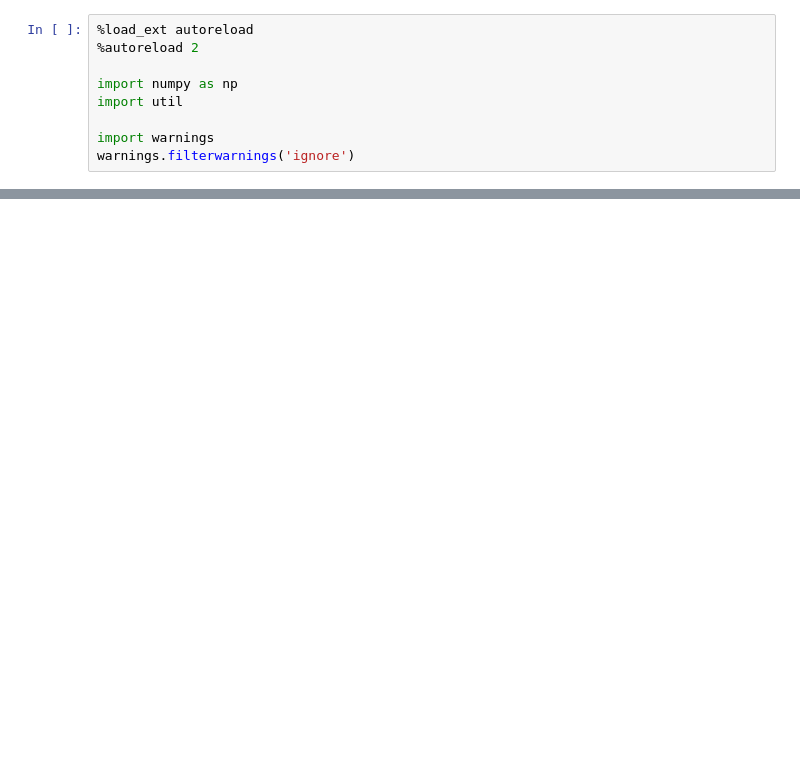
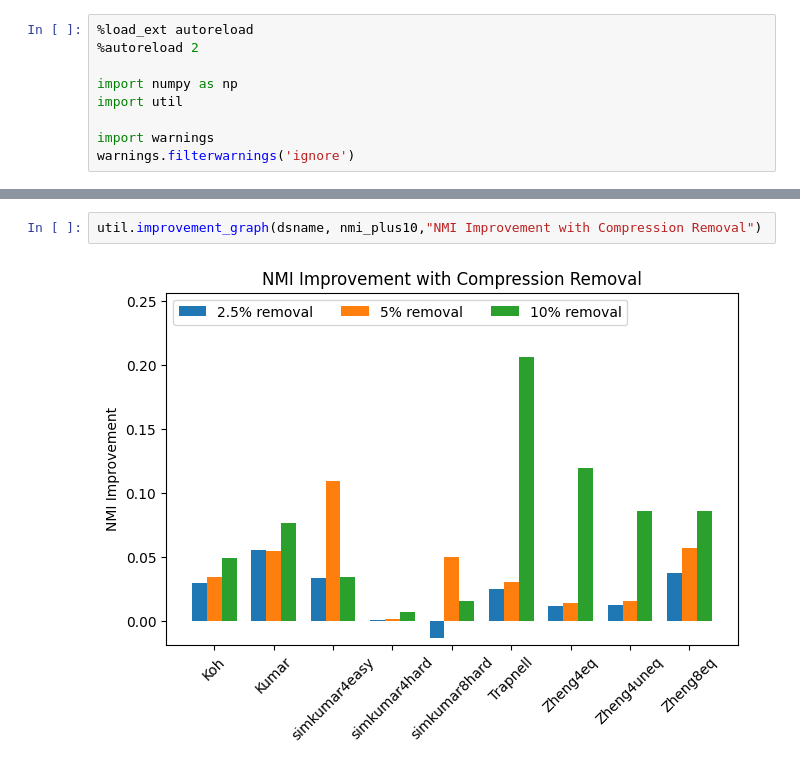
Before and after one commit to nikhilnd/pca-compression, a Jupyter notebook: final-code/outlier.ipynb, the cells around one changed output, grey strips where cells are left out. Cells and saved outputs as stored; diff of their text form; blank space fills up the shorter version.

```diff
--- a/final-code/outlier.ipynb
+++ b/final-code/outlier.ipynb
@@ -232,0 +195,4 @@ nmi_det
+# %%
+util.improvement_graph(dsname, nmi_plus10,"NMI Improvement with Compression Removal")
+# %% [output]
+[figure, added]
```
Also changed, not shown: parts of 12 cells of this notebook, 1 other file.
